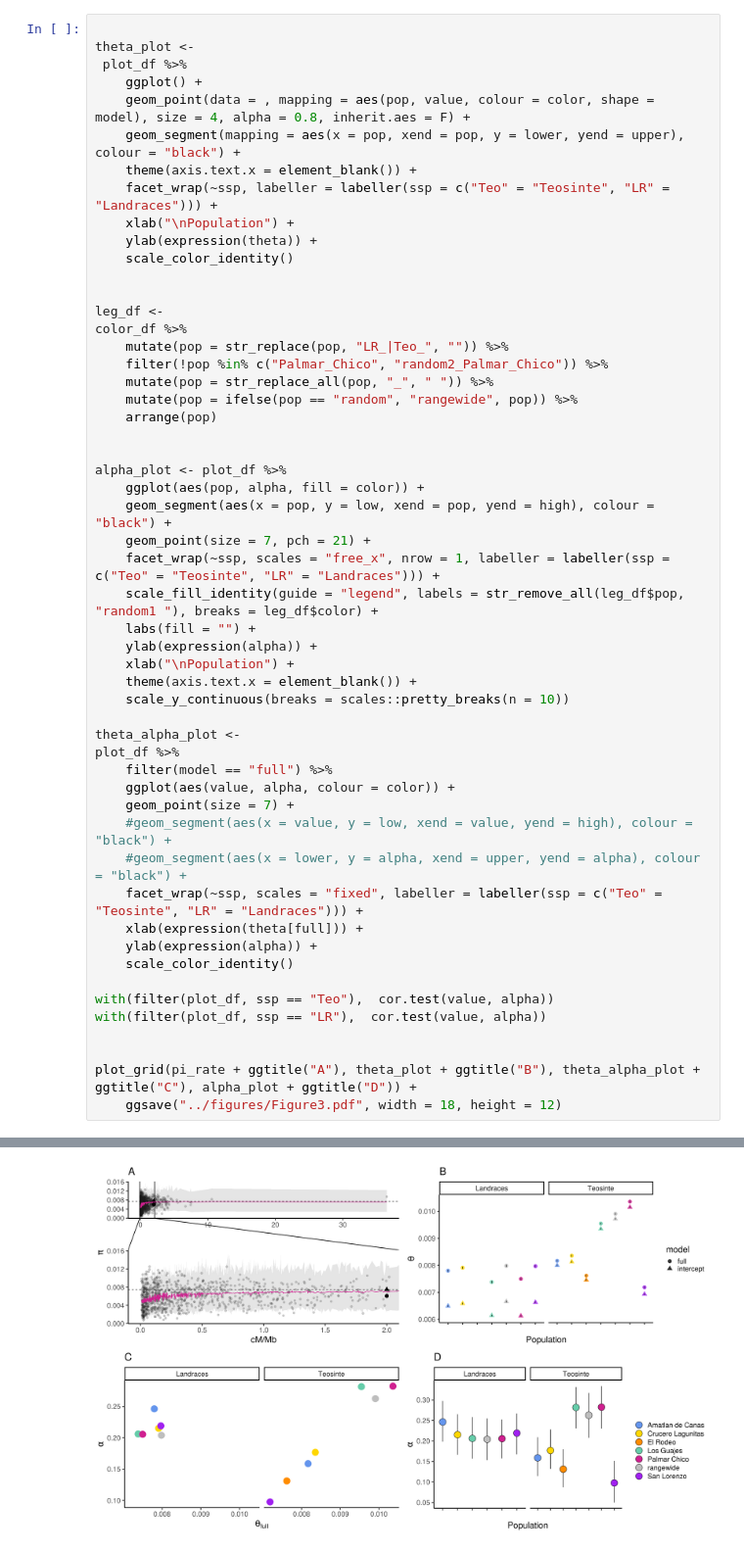
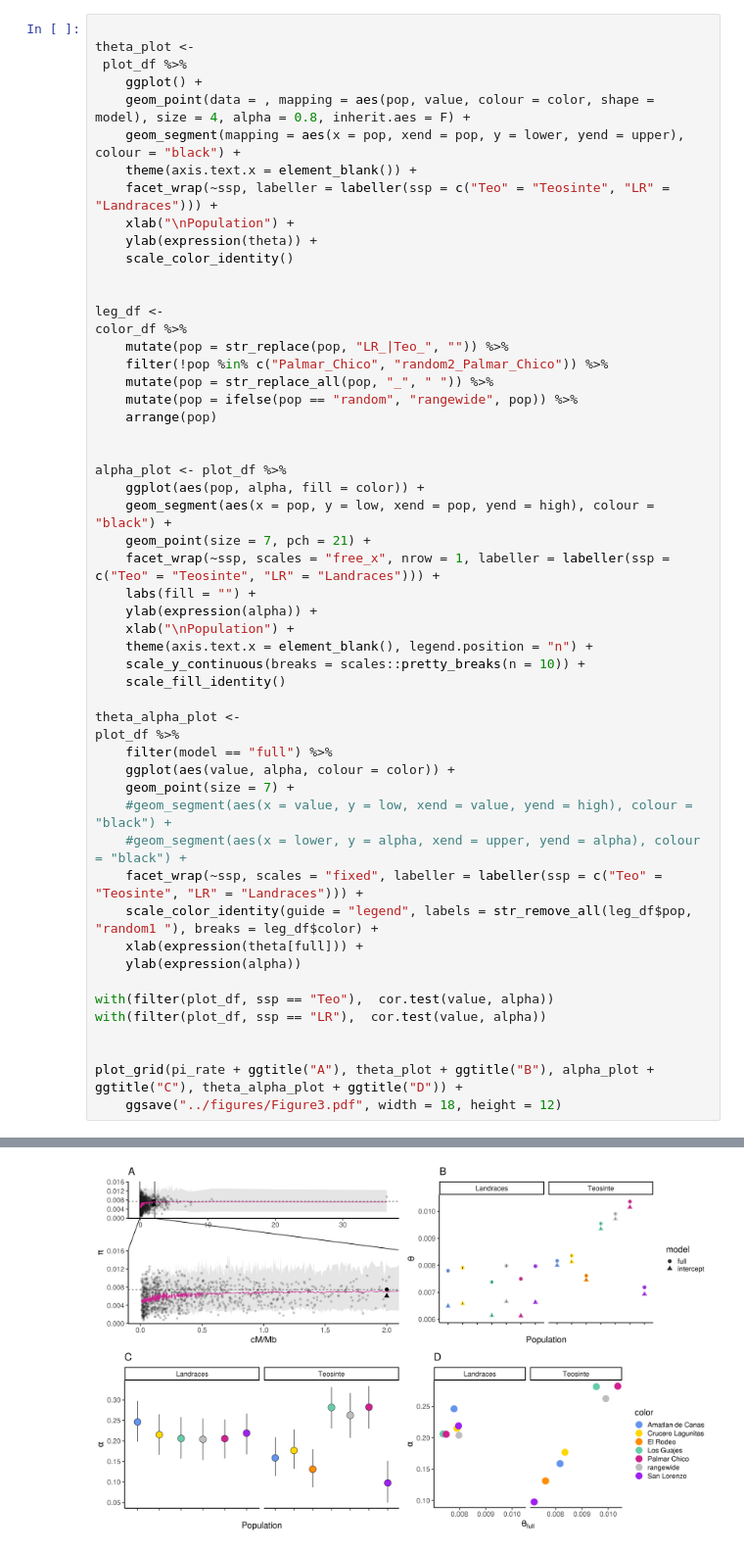
Before and after one commit to silastittes/parv_local, a Jupyter notebook: notebooks/FIGURE3_alpha_theta.ipynb, the cells around one changed output, grey strips where cells are left out. Shown at 98% size. Drawn from its saved outputs; the diff is of its cells as text.

```diff
--- a/notebooks/FIGURE3_alpha_theta.ipynb
+++ b/notebooks/FIGURE3_alpha_theta.ipynb
@@ -132,12 +132,12 @@ alpha_plot <- plot_df %>%
     geom_segment(aes(x = pop, y = low, xend = pop, yend = high), colour = "black") +
     geom_point(size = 7, pch = 21) +
     facet_wrap(~ssp, scales = "free_x", nrow = 1, labeller = labeller(ssp = c("Teo" = "Teosinte", "LR" = "Landraces"))) +
-    scale_fill_identity(guide = "legend", labels = str_remove_all(leg_df$pop, "random1 "), breaks = leg_df$color) +
     labs(fill = "") +
     ylab(expression(alpha)) +
     xlab("\nPopulation") +
-    theme(axis.text.x = element_blank()) +
-    scale_y_continuous(breaks = scales::pretty_breaks(n = 10))
+    theme(axis.text.x = element_blank(), legend.position = "n") +
+    scale_y_continuous(breaks = scales::pretty_breaks(n = 10)) +
+    scale_fill_identity()
 
 theta_alpha_plot <-
 plot_df %>%
@@ -147,35 +147,35 @@ plot_df %>%
     #geom_segment(aes(x = value, y = low, xend = value, yend = high), colour = "black") +
     #geom_segment(aes(x = lower, y = alpha, xend = upper, yend = alpha), colour = "black") +
     facet_wrap(~ssp, scales = "fixed", labeller = labeller(ssp = c("Teo" = "Teosinte", "LR" = "Landraces"))) +
+    scale_color_identity(guide = "legend", labels = str_remove_all(leg_df$pop, "random1 "), breaks = leg_df$color) +
     xlab(expression(theta[full])) +
-    ylab(expression(alpha)) +
-    scale_color_identity()
+    ylab(expression(alpha))
 
 with(filter(plot_df, ssp == "Teo"),  cor.test(value, alpha))
 with(filter(plot_df, ssp == "LR"),  cor.test(value, alpha))
 
 
-plot_grid(pi_rate + ggtitle("A"), theta_plot + ggtitle("B"), theta_alpha_plot + ggtitle("C"), alpha_plot + ggtitle("D")) +
+plot_grid(pi_rate + ggtitle("A"), theta_plot + ggtitle("B"), alpha_plot + ggtitle("C"), theta_alpha_plot + ggtitle("D")) +
     ggsave("../figures/Figure3.pdf", width = 18, height = 12)
 # %% [output]
         Pearson's product-moment correlation
 
 data:  value and alpha
 t = 15.082, df = 12, p-value = 3.652e-09
 alternative hypothesis: true correlation is not equal to 0
 95 percent confidence interval:
  0.9195593 0.9921475
 sample estimates:
       cor
 0.9746216
         Pearson's product-moment correlation
 
 data:  value and alpha
 t = 0.29192, df = 10, p-value = 0.7763
 alternative hypothesis: true correlation is not equal to 0
 95 percent confidence interval:
  -0.5088210  0.6324597
 sample estimates:
        cor
 0.09192354
-[figure, old version]
+[figure, new version]
```
Also changed, not shown: parts of 5 cells of this notebook, 12 other files.
